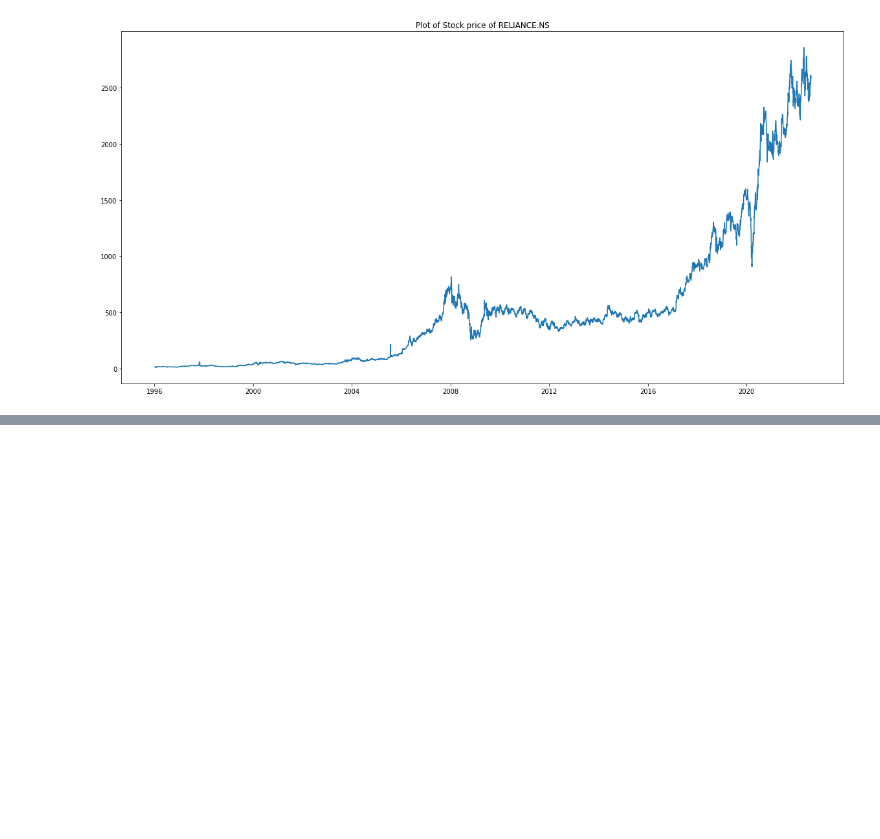
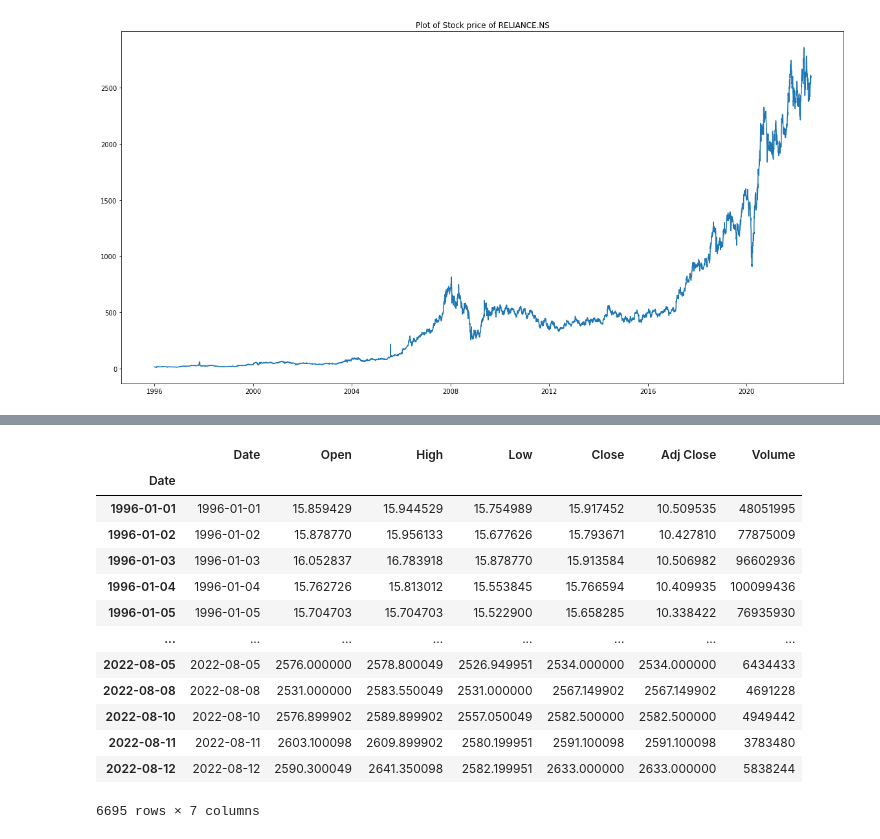
Before and after one commit to Akashkunwar/IIT-Madras-Datahacks, a Jupyter notebook: Data_Hacks.ipynb, the cells around one changed output, grey strips where cells are left out. Saved outputs shown, nothing was run; the diff lists cells and outputs as text; code cells hidden in the pictures; blank space fills up the shorter version.

```diff
--- a/Data_Hacks.ipynb
+++ b/Data_Hacks.ipynb
@@ -55,0 +72,17 @@ df
+# %%
+df
+# %% [output]
+|  | Date | Open | High | Low | Close | Adj Close | Volume |
+| Date |  |  |  |  |  |  |  |
+| 1996-01-01 | 1996-01-01 | 15.859429 | 15.944529 | 15.754989 | 15.917452 | 10.509535 | 48051995 |
+| 1996-01-02 | 1996-01-02 | 15.878770 | 15.956133 | 15.677626 | 15.793671 | 10.427810 | 77875009 |
+| 1996-01-03 | 1996-01-03 | 16.052837 | 16.783918 | 15.878770 | 15.913584 | 10.506982 | 96602936 |
+| 1996-01-04 | 1996-01-04 | 15.762726 | 15.813012 | 15.553845 | 15.766594 | 10.409935 | 100099436 |
+| 1996-01-05 | 1996-01-05 | 15.704703 | 15.704703 | 15.522900 | 15.658285 | 10.338422 | 76935930 |
+| ... | ... | ... | ... | ... | ... | ... | ... |
+| 2022-08-05 | 2022-08-05 | 2576.000000 | 2578.800049 | 2526.949951 | 2534.000000 | 2534.000000 | 6434433 |
+| 2022-08-08 | 2022-08-08 | 2531.000000 | 2583.550049 | 2531.000000 | 2567.149902 | 2567.149902 | 4691228 |
+| 2022-08-10 | 2022-08-10 | 2576.899902 | 2589.899902 | 2557.050049 | 2582.500000 | 2582.500000 | 4949442 |
+| 2022-08-11 | 2022-08-11 | 2603.100098 | 2609.899902 | 2580.199951 | 2591.100098 | 2591.100098 | 3783480 |
+| 2022-08-12 | 2022-08-12 | 2590.300049 | 2641.350098 | 2582.199951 | 2633.000000 | 2633.000000 | 5838244 |
+6695 rows × 7 columns
```
Also changed, not shown: parts of 31 cells of this notebook.
